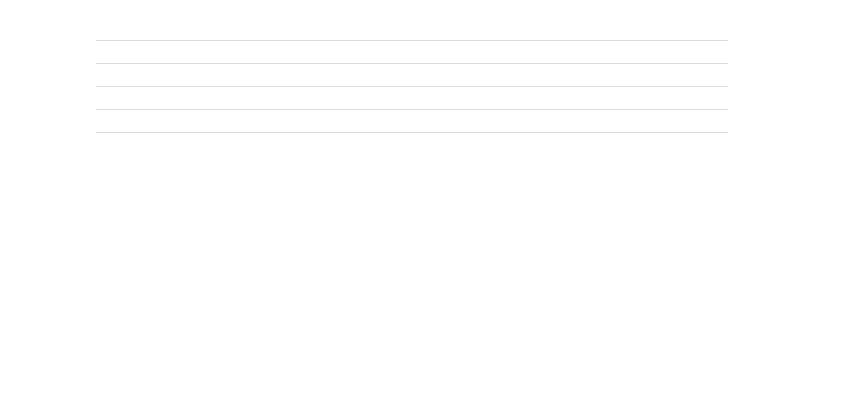
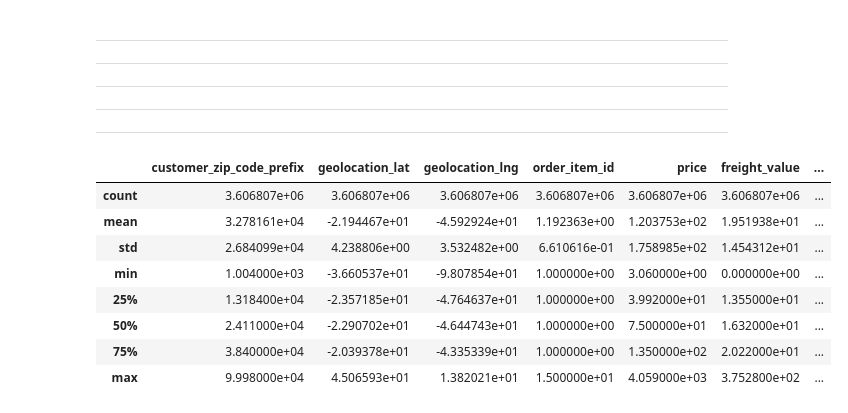
Before and after one commit to michelprosite/Trilha_Engenharia_Dados, a Jupyter notebook: desafio_ds.ipynb, the cells around one changed output. Cells and saved outputs as stored; diff of their text form; code cells hidden in the pictures; blank space fills up the shorter version.

```diff
--- a/desafio_ds.ipynb
+++ b/desafio_ds.ipynb
@@ -601,3 +629,15 @@ df.head()
 ****
 
 ****
+# %%
+df.describe()
+# %% [output]
+|  | customer_zip_code_prefix | geolocation_lat | geolocation_lng | order_item_id | price | freight_value | ... |
+| count | 3.606807e+06 | 3.606807e+06 | 3.606807e+06 | 3.606807e+06 | 3.606807e+06 | 3.606807e+06 | ... |
+| mean | 3.278161e+04 | -2.194467e+01 | -4.592924e+01 | 1.192363e+00 | 1.203753e+02 | 1.951938e+01 | ... |
+| std | 2.684099e+04 | 4.238806e+00 | 3.532482e+00 | 6.610616e-01 | 1.758985e+02 | 1.454312e+01 | ... |
+| min | 1.004000e+03 | -3.660537e+01 | -9.807854e+01 | 1.000000e+00 | 3.060000e+00 | 0.000000e+00 | ... |
+| 25% | 1.318400e+04 | -2.357185e+01 | -4.764637e+01 | 1.000000e+00 | 3.992000e+01 | 1.355000e+01 | ... |
+| 50% | 2.411000e+04 | -2.290702e+01 | -4.644743e+01 | 1.000000e+00 | 7.500000e+01 | 1.632000e+01 | ... |
+| 75% | 3.840000e+04 | -2.039378e+01 | -4.335339e+01 | 1.000000e+00 | 1.350000e+02 | 2.022000e+01 | ... |
+| max | 9.998000e+04 | 4.506593e+01 | 1.382021e+01 | 1.500000e+01 | 4.059000e+03 | 3.752800e+02 | ... |
```
Also changed, not shown: parts of 9 cells of this notebook, 7 other files.
